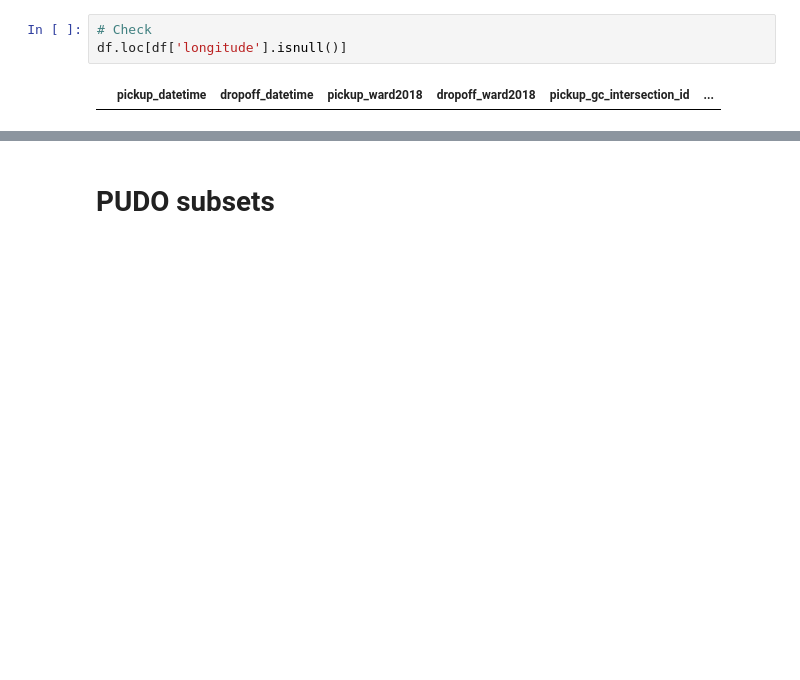
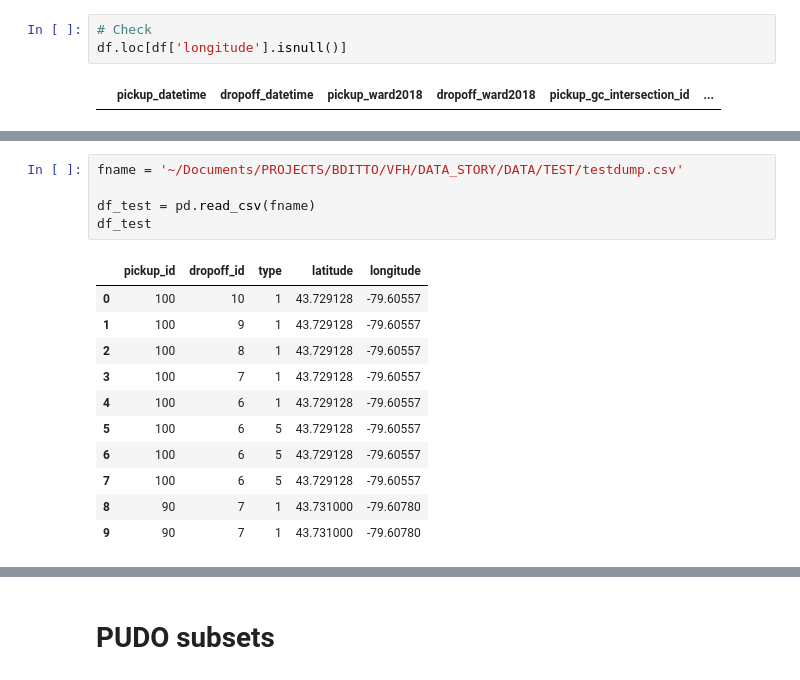
Before and after one commit to CityofToronto/bdit_cot-vfh, a Jupyter notebook: notebooks/create_pudo-geojson.ipynb, the cells around one changed output, grey strips where cells are left out. Cells and saved outputs as stored; diff of their text form; blank space fills up the shorter version.

Commit message:
WIP notebook: test agg by same intersection id

```diff
--- a/notebooks/create_pudo-geojson.ipynb
+++ b/notebooks/create_pudo-geojson.ipynb
@@ -136,0 +178,17 @@ df.loc[df['longitude'].isnull()]
+# %%
+fname = '~/Documents/PROJECTS/BDITTO/VFH/DATA_STORY/DATA/TEST/testdump.csv'
+
+df_test = pd.read_csv(fname)
+df_test
+# %% [output]
+|  | pickup_id | dropoff_id | type | latitude | longitude |
+| 0 | 100 | 10 | 1 | 43.729128 | -79.60557 |
+| 1 | 100 | 9 | 1 | 43.729128 | -79.60557 |
+| 2 | 100 | 8 | 1 | 43.729128 | -79.60557 |
+| 3 | 100 | 7 | 1 | 43.729128 | -79.60557 |
+| 4 | 100 | 6 | 1 | 43.729128 | -79.60557 |
+| 5 | 100 | 6 | 5 | 43.729128 | -79.60557 |
+| 6 | 100 | 6 | 5 | 43.729128 | -79.60557 |
+| 7 | 100 | 6 | 5 | 43.729128 | -79.60557 |
+| 8 | 90 | 7 | 1 | 43.731000 | -79.60780 |
+| 9 | 90 | 7 | 1 | 43.731000 | -79.60780 |
```
Also changed, not shown: parts of 16 cells of this notebook.
